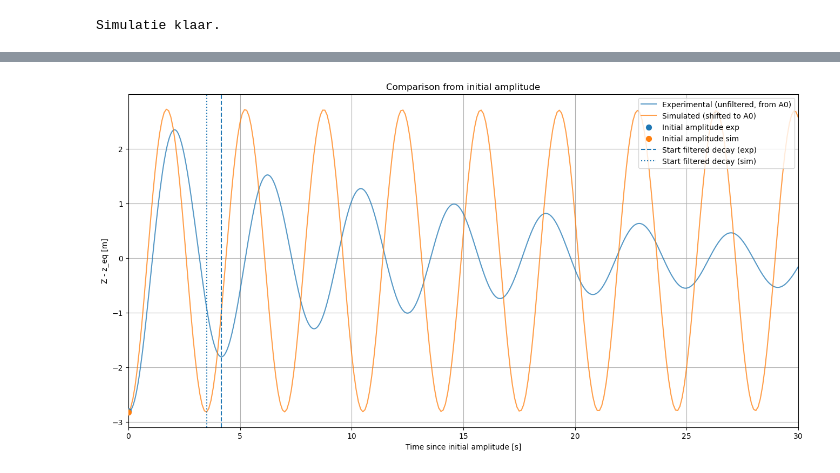
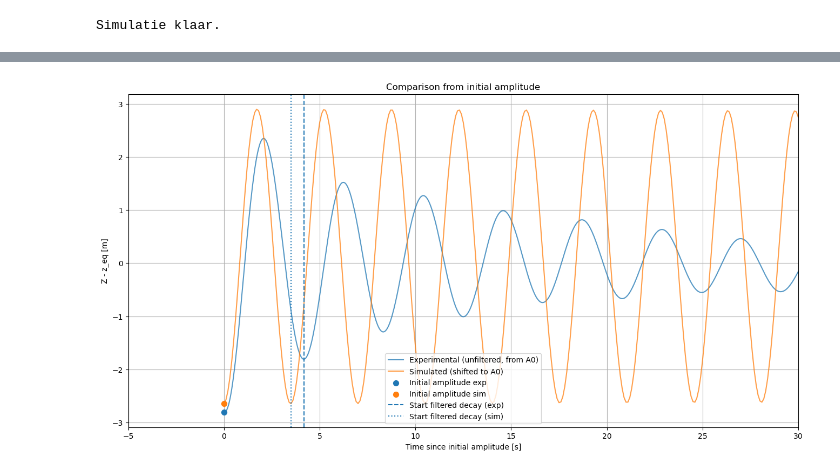
Before and after one commit to veravanspronsen/PHASE2_V2, a Jupyter notebook: OF x decay V2/OF x decay visuals.ipynb, the cells around one changed output, grey strips where cells are left out. Saved outputs shown, nothing was run; the diff lists cells and outputs as text; code cells hidden in the pictures.

```diff
--- a/OF x decay V2/OF x decay visuals.ipynb
+++ b/OF x decay V2/OF x decay visuals.ipynb
@@ -346,32 +346,32 @@ t_sim_A0_plot = 0.0
 z_sim_A0_plot = z_init_peak_sim
 
 # verticale lijn voor eerste vrije piek in simulatie
 # als je deze eerder al bepaald hebt:
 # t_first_free_peak = ...
 t_decay_line_sim = t_first_free_peak - t_init_peak_sim
 
 # --------------------------------------------------
 # PLOT
 # --------------------------------------------------
 plt.figure(figsize=(16, 8))
 
 plt.plot(t_exp_init, z_exp_init, label="Experimental (unfiltered, from A0)", alpha=0.75)
 plt.plot(t_sim_init, z_sim_init, label="Simulated (shifted to A0)", alpha=0.75)
 
 # punten op initiële amplitude
 plt.scatter(t_exp_A0_plot, z_exp_A0_plot, s=50, zorder=5, label="Initial amplitude exp")
 plt.scatter(t_sim_A0_plot, z_sim_A0_plot, s=50, zorder=5, label="Initial amplitude sim")
 
 # verticale lijn vanaf waar filtered decay bekeken wordt
 plt.axvline(t_decay_line_exp, linestyle="--", linewidth=1.5, label="Start filtered decay (exp)")
 plt.axvline(t_decay_line_sim, linestyle=":", linewidth=1.5, label="Start filtered decay (sim)")
 
-plt.xlim(0, 30)
+plt.xlim(-5, 30)
 plt.xlabel("Time since initial amplitude [s]")
 plt.ylabel("Z - z_eq [m]")
 plt.title("Comparison from initial amplitude")
 plt.grid(True)
 plt.legend()
 plt.show()
 # %% [output]
-[figure, old version]
+[figure, new version]
```
Also changed, not shown: parts of 3 cells of this notebook, 4 other files.
